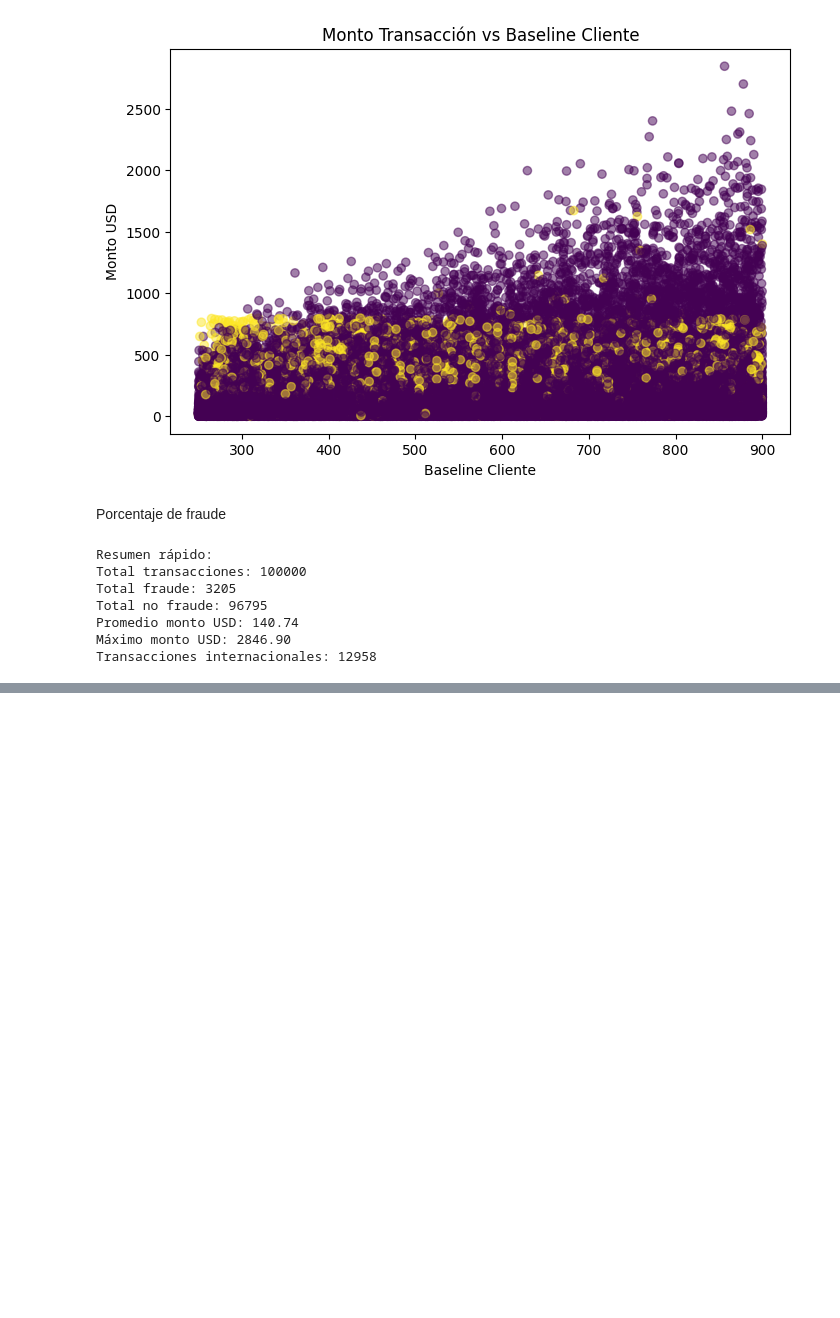
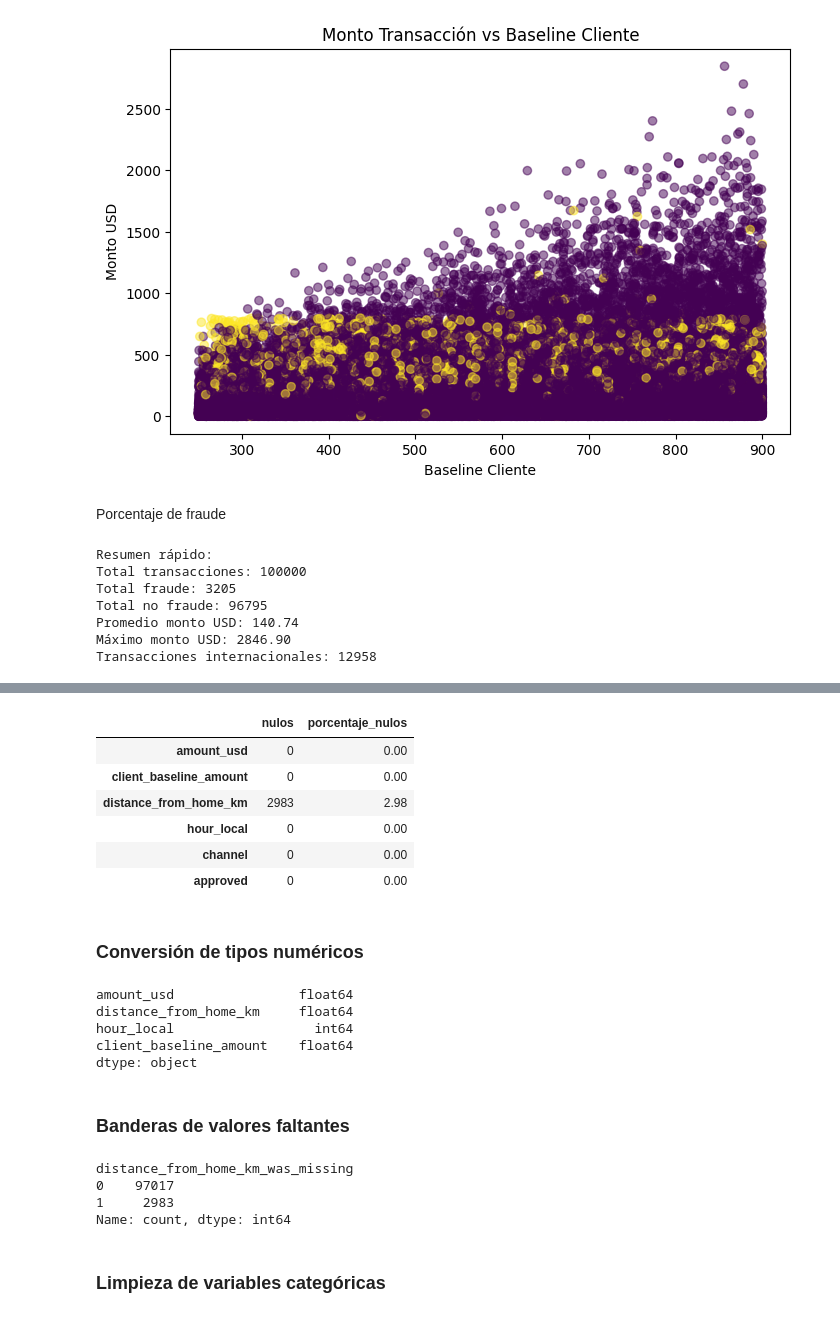
Before and after one commit to JPS4321/AnalisisFraude_plusTI, a Jupyter notebook: Analisis_Exploratorio_Guatemala.ipynb, the cells around one changed output, grey strips where cells are left out. Saved outputs shown, nothing was run; the diff lists cells and outputs as text; code cells hidden in the pictures; blank space fills up the shorter version.

```diff
--- a/Analisis_Exploratorio_Guatemala.ipynb
+++ b/Analisis_Exploratorio_Guatemala.ipynb
@@ -198,0 +319,54 @@ Transacciones internacionales: 12958
+# %%
+columnas_criticas = [
+    'amount_usd',
+    'client_baseline_amount',
+    'distance_from_home_km',
+    'hour_local',
+    'channel',
+    'approved'
+]
+
+tabla_nulos.loc[columnas_criticas]
+# %% [output]
+|  | nulos | porcentaje_nulos |
+| amount_usd | 0 | 0.00 |
+| client_baseline_amount | 0 | 0.00 |
+| distance_from_home_km | 2983 | 2.98 |
+| hour_local | 0 | 0.00 |
+| channel | 0 | 0.00 |
+| approved | 0 | 0.00 |
+# %% [markdown]
+### Conversión de tipos numéricos
+# %%
+columnas_numericas_clave = [
+    'amount_usd',
+    'distance_from_home_km',
+    'hour_local',
+    'client_baseline_amount'
+]
+
+for col in columnas_numericas_clave:
+    df_clean[col] = pd.to_numeric(df_clean[col], errors='coerce')
+
+df_clean[columnas_numericas_clave].dtypes
+# %% [output]
+amount_usd                float64
+distance_from_home_km     float64
+hour_local                  int64
+client_baseline_amount    float64
+dtype: object
+# %% [markdown]
+### Banderas de valores faltantes
+# %%
+df_clean["distance_from_home_km_was_missing"] = (
+    df_clean["distance_from_home_km"].isna().astype(int)
+)
+
+df_clean["distance_from_home_km_was_missing"].value_counts()
+# %% [output]
+distance_from_home_km_was_missing
+0    97017
+1     2983
+Name: count, dtype: int64
+# %% [markdown]
+### Limpieza de variables categóricas
```
Also changed, not shown: parts of 42 cells of this notebook.
